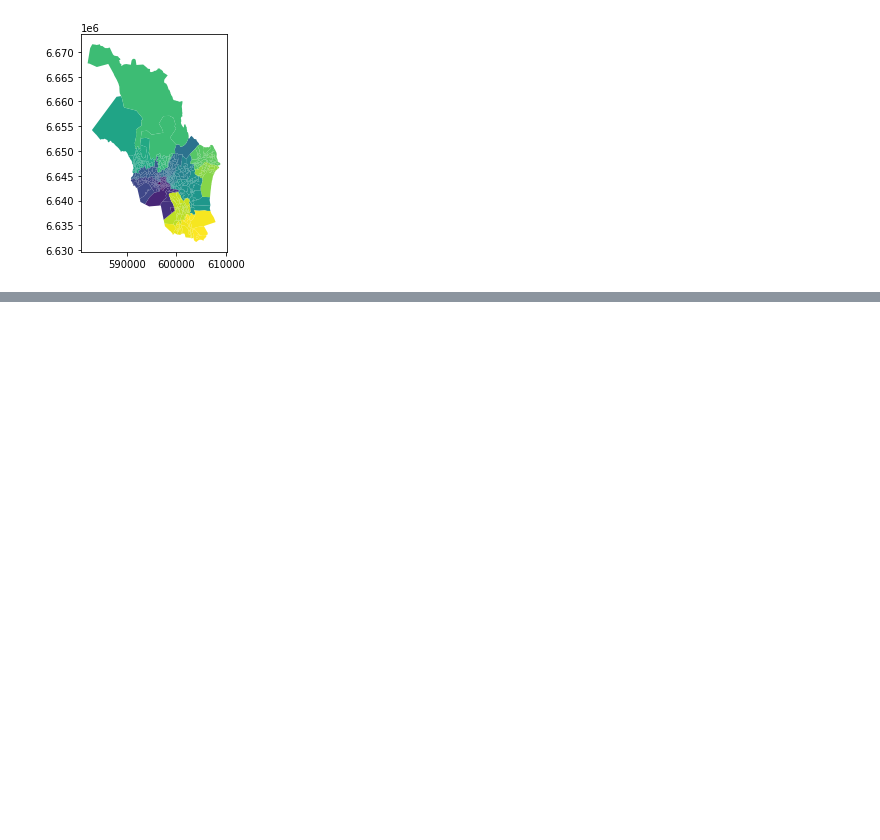
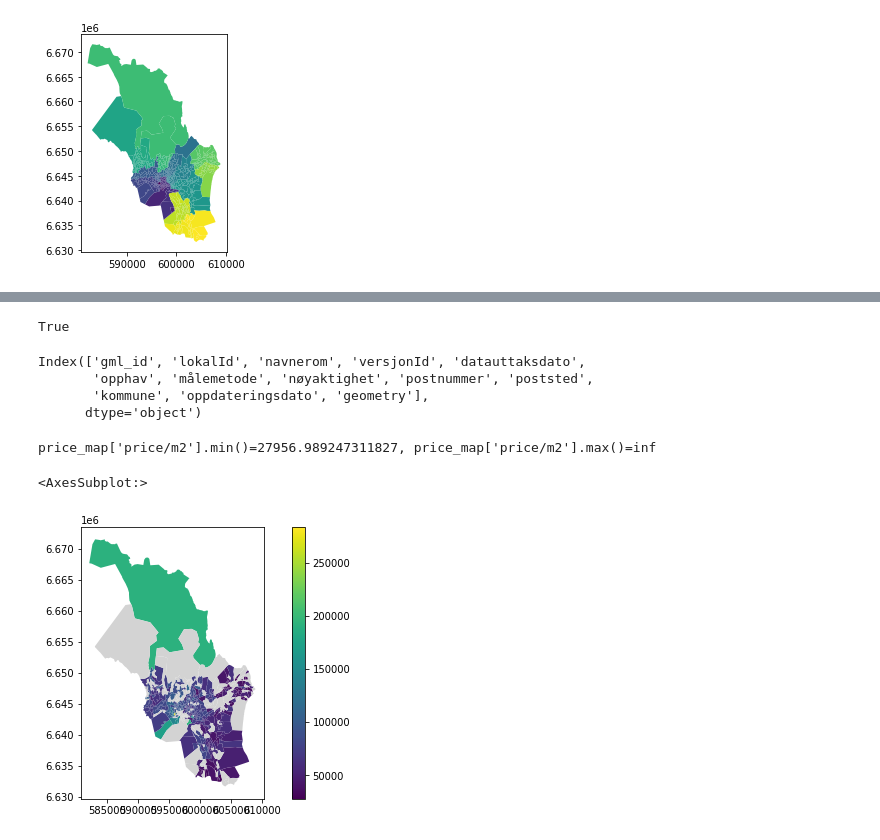
Before and after one commit to sander-skjulsvik/maps, a Jupyter notebook: Untitled.ipynb, the cells around one changed output, grey strips where cells are left out. Saved outputs shown, nothing was run; the diff lists cells and outputs as text; code cells hidden in the pictures; blank space fills up the shorter version.

```diff
--- a/Untitled.ipynb
+++ b/Untitled.ipynb
@@ -26,0 +82,37 @@ n_postal_codes = len(oslo)
+# %%
+df["price/m2"] = df["price"]/df["Bruksareal"]
+df["postnummer"] = df["location"].apply(extract_postal_code)
+# %%
+postal_codes_df = pd.DataFrame()
+postal_codes_df = df[["postnummer", "price/m2"]].groupby('postnummer').mean().replace([np.inf, -np.inf], np.nan)
+# %%
+np.inf in set(postal_codes_df["price/m2"]
+# %% [output]
+True
+# %%
+oslo.columns
+# %% [output]
+Index(['gml_id', 'lokalId', 'navnerom', 'versjonId', 'datauttaksdato',
+       'opphav', 'målemetode', 'nøyaktighet', 'postnummer', 'poststed',
+       'kommune', 'oppdateringsdato', 'geometry'],
+      dtype='object')
+# %%
+price_map = oslo.join(postal_codes_df, on="postnummer")
+print(f"{price_map['price/m2'].min()=}, {price_map['price/m2'].max()=}")
+# %% [output]
+price_map['price/m2'].min()=27956.989247311827, price_map['price/m2'].max()=inf
+# %%
+# Cleaning
+price_map = price_map.replace([np.inf, -np.inf], np.nan)
+# %%
+
+
+price_map.plot(column="price/m2", legend=True, missing_kwds={
+            "color": "lightgrey",
+            "label": "Missing values",
+        },
+        figsize=(10, 5)
+)
+# %% [output]
+<AxesSubplot:>
+[figure, added]
```
Also changed, not shown: parts of 5 cells of this notebook, 1 other file.
